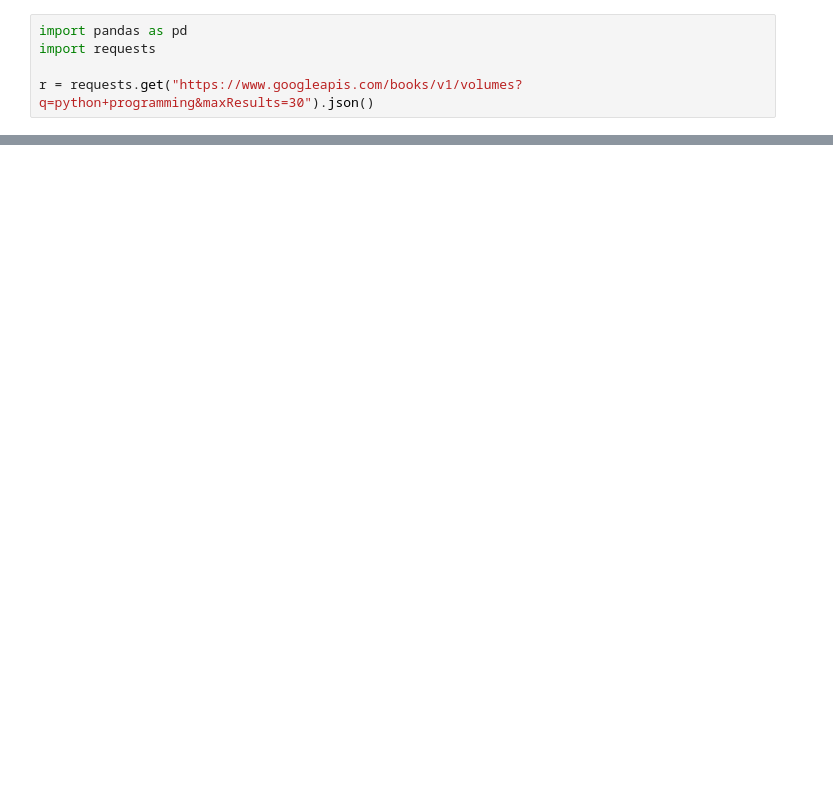
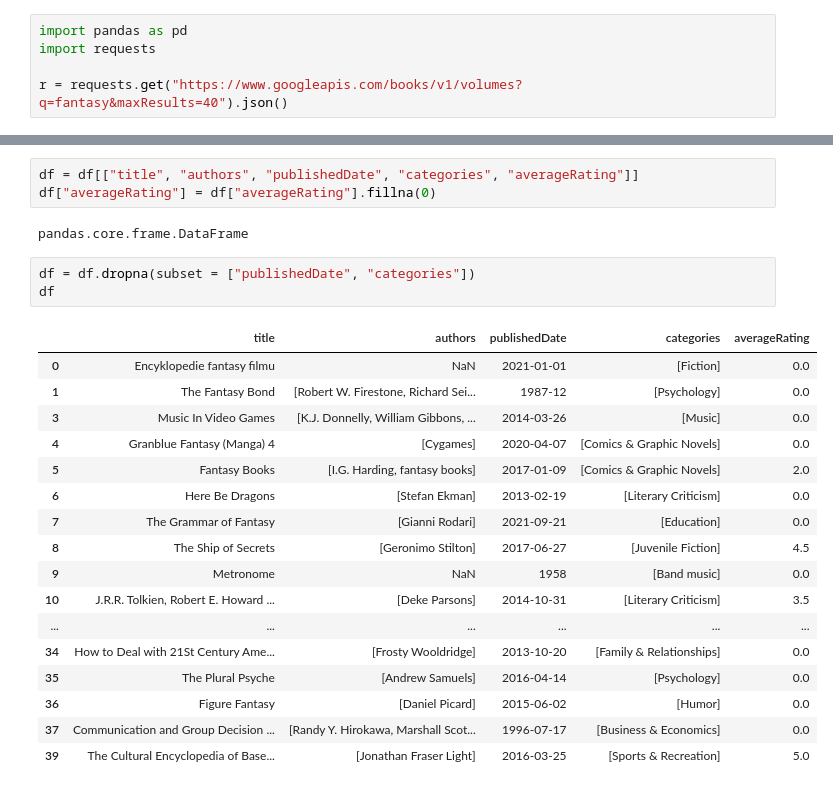
Before and after one commit to lpravda42/PythonDataIES, a Jupyter notebook: 05_APIs/books.ipynb, the cells around one changed output, grey strips where cells are left out. Cells and saved outputs as stored; diff of their text form; blank space fills up the shorter version.

```diff
--- a/05_APIs/books.ipynb
+++ b/05_APIs/books.ipynb
@@ -2,6 +2,6 @@
 import pandas as pd
 import requests
 
-r = requests.get("https://www.googleapis.com/books/v1/volumes?q=python+programming&maxResults=30").json()
+r = requests.get("https://www.googleapis.com/books/v1/volumes?q=fantasy&maxResults=40").json()
 # %%
 df = pd.DataFrame([r["items"][i]["volumeInfo"] for i in range(len(r["items"]))])
@@ -27,0 +18,26 @@ df
+# %%
+df = df[["title", "authors", "publishedDate", "categories", "averageRating"]]
+df["averageRating"] = df["averageRating"].fillna(0)
+# %% [output]
+pandas.core.frame.DataFrame
+# %%
+df = df.dropna(subset = ["publishedDate", "categories"])
+df
+# %% [output]
+|  | title | authors | publishedDate | categories | averageRating |
+| 0 | Encyklopedie fantasy filmu | NaN | 2021-01-01 | [Fiction] | 0.0 |
+| 1 | The Fantasy Bond | [Robert W. Firestone, Richard Sei... | 1987-12 | [Psychology] | 0.0 |
+| 3 | Music In Video Games | [K.J. Donnelly, William Gibbons, ... | 2014-03-26 | [Music] | 0.0 |
+| 4 | Granblue Fantasy (Manga) 4 | [Cygames] | 2020-04-07 | [Comics & Graphic Novels] | 0.0 |
+| 5 | Fantasy Books | [I.G. Harding, fantasy books] | 2017-01-09 | [Comics & Graphic Novels] | 2.0 |
+| 6 | Here Be Dragons | [Stefan Ekman] | 2013-02-19 | [Literary Criticism] | 0.0 |
+| 7 | The Grammar of Fantasy | [Gianni Rodari] | 2021-09-21 | [Education] | 0.0 |
+| 8 | The Ship of Secrets | [Geronimo Stilton] | 2017-06-27 | [Juvenile Fiction] | 4.5 |
+| 9 | Metronome | NaN | 1958 | [Band music] | 0.0 |
+| 10 | J.R.R. Tolkien, Robert E. Howard ... | [Deke Parsons] | 2014-10-31 | [Literary Criticism] | 3.5 |
+| ... | ... | ... | ... | ... | ... |
+| 34 | How to Deal with 21St Century Ame... | [Frosty Wooldridge] | 2013-10-20 | [Family & Relationships] | 0.0 |
+| 35 | The Plural Psyche | [Andrew Samuels] | 2016-04-14 | [Psychology] | 0.0 |
+| 36 | Figure Fantasy | [Daniel Picard] | 2015-06-02 | [Humor] | 0.0 |
+| 37 | Communication and Group Decision ... | [Randy Y. Hirokawa, Marshall Scot... | 1996-07-17 | [Business & Economics] | 0.0 |
+| 39 | The Cultural Encyclopedia of Base... | [Jonathan Fraser Light] | 2016-03-25 | [Sports & Recreation] | 5.0 |
```
Also changed, not shown: parts of 3 cells of this notebook, 1 other file.
